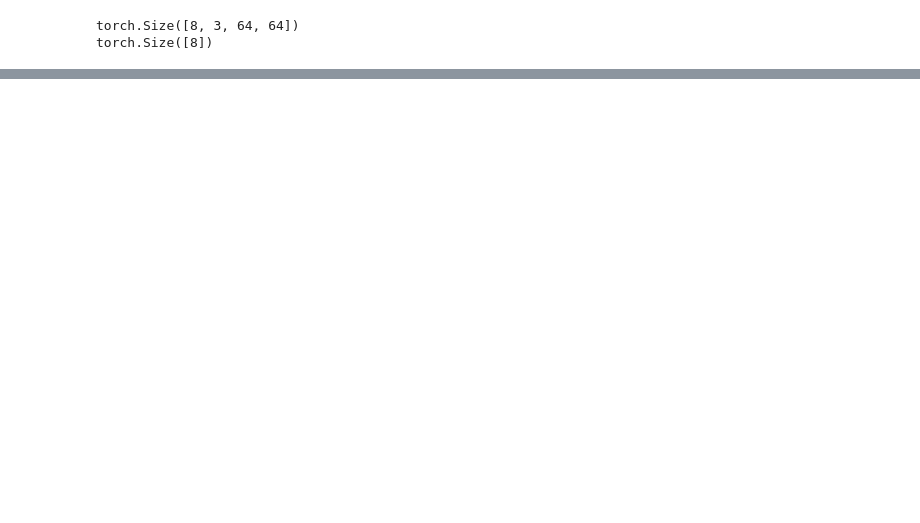
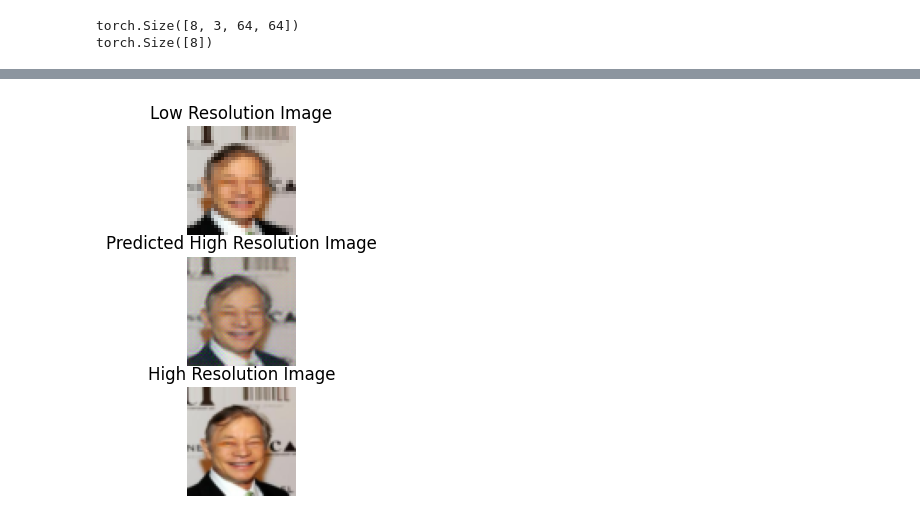
Before and after one commit to opado7/DeepLearning, a Jupyter notebook: 11주차_SRGAN.ipynb, the cells around one changed output, grey strips where cells are left out. Drawn from its saved outputs; the diff is of its cells as text; code cells hidden in the pictures; blank space fills up the shorter version.

```diff
--- a/11주차_SRGAN.ipynb
+++ b/11주차_SRGAN.ipynb
@@ -295,7 +295,7 @@ class FeatureExtractor(nn.Module):
   def __init__(self):
     super(FeatureExtractor, self).__init__()
 
-    vgg19_model = vgg19(pretrained=True)
+    vgg19_model = vgg19(weights='IMAGENET1K_V1') # Weight를 가져옴
     self.feature_extractor = nn.Sequential(*list(vgg19_model.features.children())[:9])
 
   def forward(self, img):
@@ -372,0 +374,30 @@ Generator loss: 0.20507851
+# %%
+with torch.no_grad():
+  low_res, high_res = dataset[0]
+
+  # 생성자의 입력
+  input_tensor = torch.unsqueeze(low_res, dim=0).to(device)
+  pred = G(input_tensor)
+  pred = pred.squeeze()
+  pred = pred.permute(1,2,0).cpu()
+
+  low_res = low_res.permute(1,2,0)
+  high_res = high_res.permute(1,2,0)
+
+  plt.subplot(3,1,1)
+  plt.title('Low Resolution Image')
+  plt.axis('off')
+  plt.imshow(vutils.make_grid(low_res, padding=2, normalize=True))
+
+  plt.subplot(3,1,2)
+  plt.title('Predicted High Resolution Image')
+  plt.axis('off')
+  plt.imshow(vutils.make_grid(pred, padding=2, normalize=True))
+
+  plt.subplot(3,1,3)
+  plt.title('High Resolution Image')
+  plt.axis('off')
+  plt.imshow(vutils.make_grid(high_res, padding=2, normalize=True))
+  plt.show()
+# %% [output]
+[figure, added]
```
Also changed, not shown: parts of 7 cells of this notebook.
